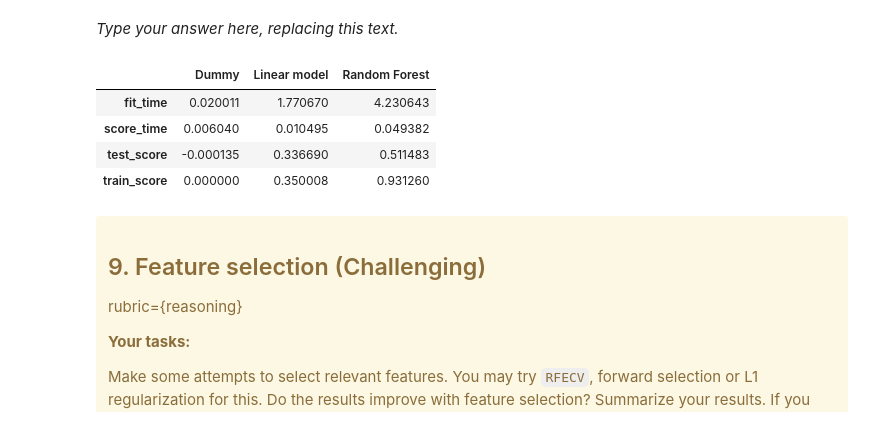
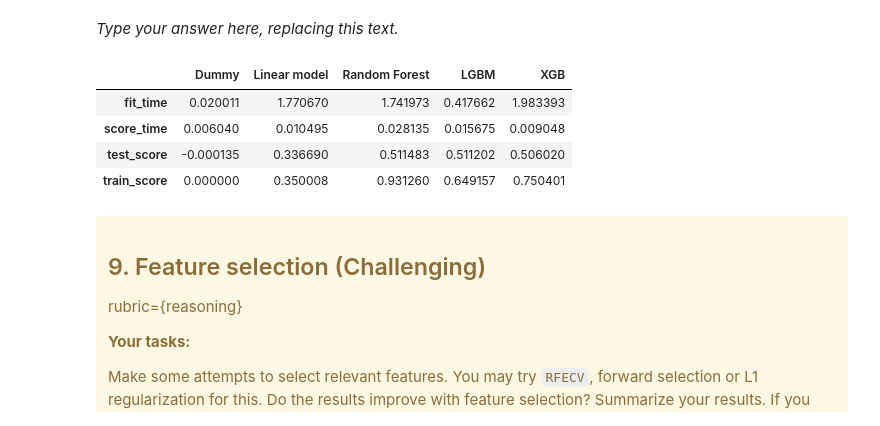
Before and after one commit to UBC-MDS/lab4_bnb_morris_eric, a Jupyter notebook: lab4.ipynb, the cells around one changed output. Saved outputs shown, nothing was run; the diff lists cells and outputs as text; code cells hidden in the pictures.

Commit message:
results for q8

```diff
--- a/lab4.ipynb
+++ b/lab4.ipynb
@@ -451,19 +453,27 @@ _Points:_ 10
 # %% [markdown]
 _Type your answer here, replacing this text._
 # %%
+pipe_lgbm = make_pipeline(preprocessor,
+                          LGBMRegressor())
+results["LGBM"] = pd.DataFrame(cross_validate(pipe_lgbm, X_train, y_train, return_train_score=True)).agg('mean')
+
+
+pipe_xgb = make_pipeline(preprocessor,
+                          XGBRegressor())
+results["XGB"] = pd.DataFrame(cross_validate(pipe_xgb, X_train, y_train, return_train_score=True)).agg('mean')
+
 pipe_rf = make_pipeline(preprocessor,
                         RandomForestRegressor(n_jobs=-1,
                                               random_state=573))
-
 results["Random Forest"] = pd.DataFrame(cross_validate(pipe_rf, X_train, y_train, return_train_score=True)).agg('mean')
 
 results
 # %% [output]
-|  | Dummy | Linear model | Random Forest |
-| fit_time | 0.020011 | 1.770670 | 4.230643 |
-| score_time | 0.006040 | 0.010495 | 0.049382 |
-| test_score | -0.000135 | 0.336690 | 0.511483 |
-| train_score | 0.000000 | 0.350008 | 0.931260 |
+|  | Dummy | Linear model | Random Forest | LGBM | XGB |
+| fit_time | 0.020011 | 1.770670 | 1.741973 | 0.417662 | 1.983393 |
+| score_time | 0.006040 | 0.010495 | 0.028135 | 0.015675 | 0.009048 |
+| test_score | -0.000135 | 0.336690 | 0.511483 | 0.511202 | 0.506020 |
+| train_score | 0.000000 | 0.350008 | 0.931260 | 0.649157 | 0.750401 |
 # %% [markdown]
 <!-- END QUESTION -->
 
```
Also changed, not shown: parts of 1 cell of this notebook.
